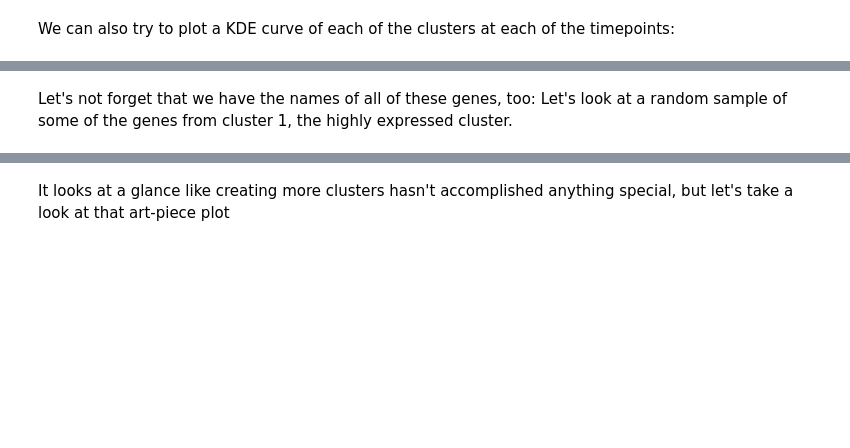
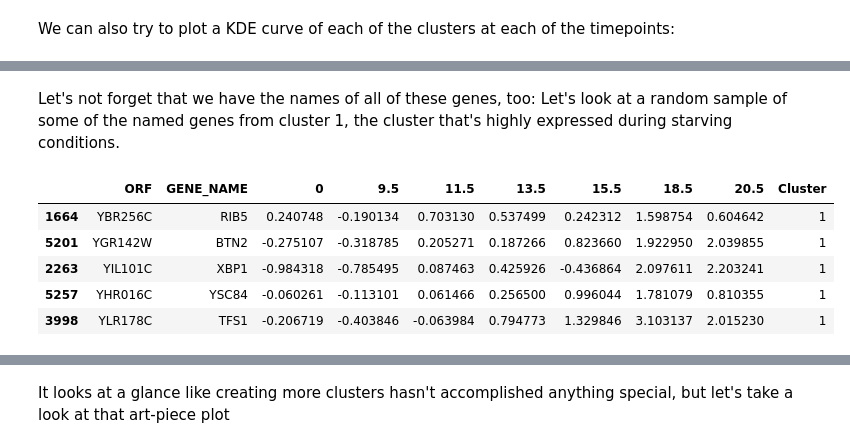
Before and after one commit to GSimkus/bioinformatics_tutorial_clustering, a Jupyter notebook: yeast_clustering_tutorial.ipynb, the cells around one changed output, grey strips where cells are left out. Saved outputs shown, nothing was run; the diff lists cells and outputs as text; code cells hidden in the pictures; blank space fills up the shorter version.

```diff
--- a/yeast_clustering_tutorial.ipynb
+++ b/yeast_clustering_tutorial.ipynb
@@ -487,7 +628,7 @@ Time to run the algorithm a few times, maybe 20 cycles?
 
 ### Step 3+: Move the centers and repeat the process
 # %%
-for i in range(20):
+for i in range(25):
     centerslist = c2p(data, timepoints)
     data['Cluster'] = data[timepoints].apply(p2c, axis=1, raw=True)
 # %% [markdown]
@@ -534,4 +692,11 @@ manykde(data, timepoints, clusters_to_plot = [1, 3]);
 # %% [markdown]
-Let's not forget that we have the names of all of these genes, too: Let's look at a random sample of some of the genes from cluster 1, the highly expressed cluster.
+Let's not forget that we have the names of all of these genes, too: Let's look at a random sample of some of the named genes from cluster 1, the cluster that's highly expressed during starving conditions.
 # %%
-data[data['Cluster'] == 1].sample(5)
+data[(data['Cluster'] == 1) & data['GENE_NAME'].notnull()].sample(5)
+# %% [output]
+|  | ORF | GENE_NAME | 0 | 9.5 | 11.5 | 13.5 | 15.5 | 18.5 | 20.5 | Cluster |
+| 1664 | YBR256C | RIB5 | 0.240748 | -0.190134 | 0.703130 | 0.537499 | 0.242312 | 1.598754 | 0.604642 | 1 |
+| 5201 | YGR142W | BTN2 | -0.275107 | -0.318785 | 0.205271 | 0.187266 | 0.823660 | 1.922950 | 2.039855 | 1 |
+| 2263 | YIL101C | XBP1 | -0.984318 | -0.785495 | 0.087463 | 0.425926 | -0.436864 | 2.097611 | 2.203241 | 1 |
+| 5257 | YHR016C | YSC84 | -0.060261 | -0.113101 | 0.061466 | 0.256500 | 0.996044 | 1.781079 | 0.810355 | 1 |
+| 3998 | YLR178C | TFS1 | -0.206719 | -0.403846 | -0.063984 | 0.794773 | 1.329846 | 3.103137 | 2.015230 | 1 |
```
Also changed, not shown: parts of 61 cells of this notebook.
